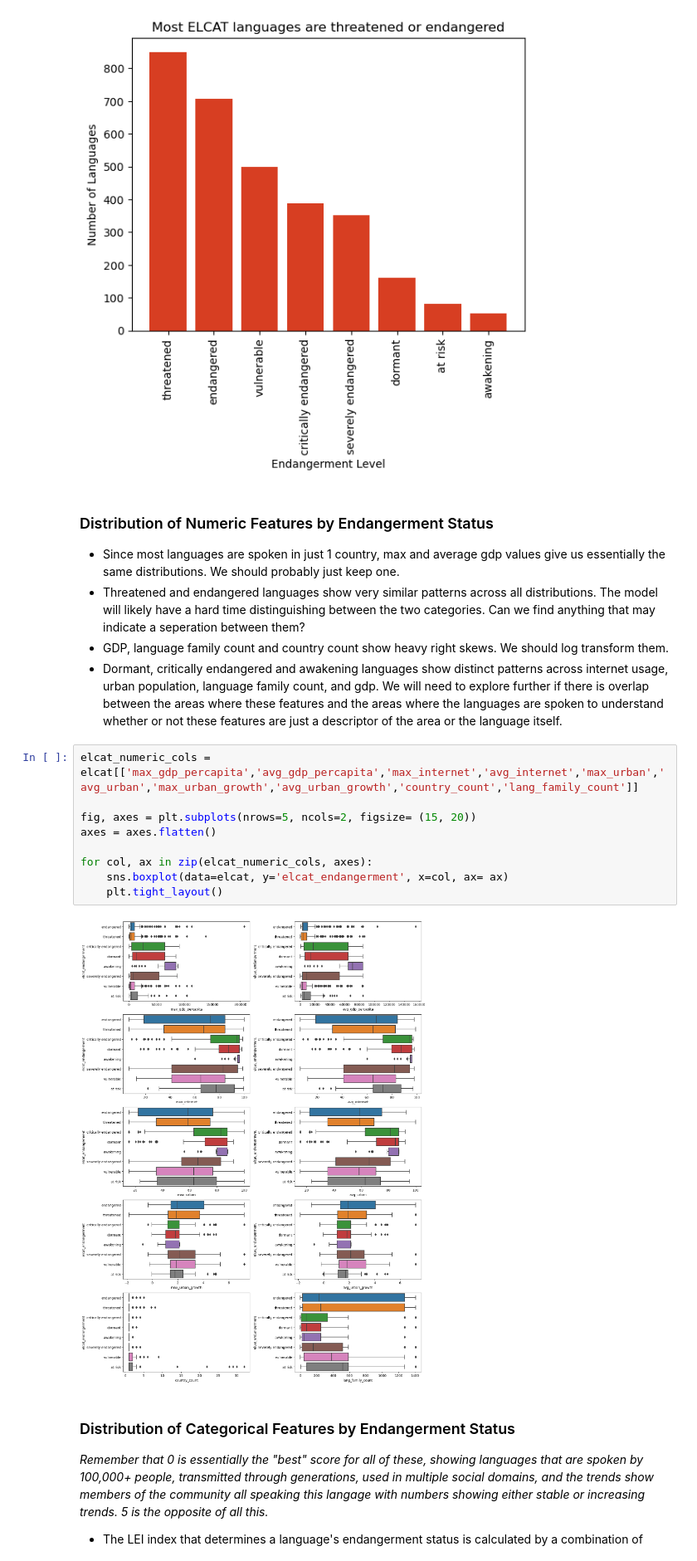
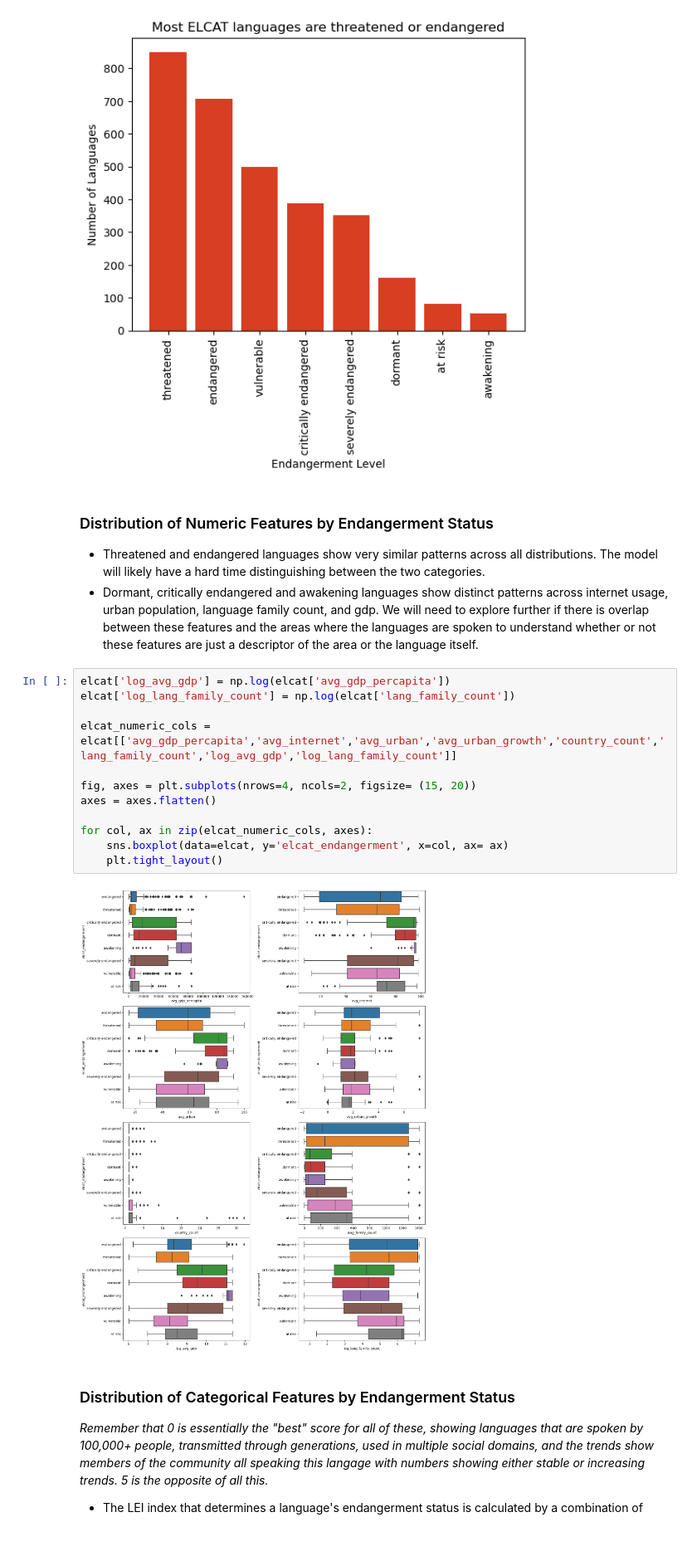
Before and after one commit to jandersen12/Machine-Learning-Endangered-Languages, a Jupyter notebook: notebooks/02_data-analysis.ipynb, the cells around one changed output. Shown at 83% size. Saved outputs shown, nothing was run; the diff lists cells and outputs as text; blank space fills up the shorter version.

```diff
--- a/notebooks/02_data-analysis.ipynb
+++ b/notebooks/02_data-analysis.ipynb
@@ -119,21 +143,22 @@ plt.show()
 # %% [markdown]
 ### Distribution of Numeric Features by Endangerment Status
 
-- Since most languages are spoken in just 1 country, max and average gdp values give us essentially the same distributions. We should probably just keep one.
-- Threatened and endangered languages show very similar patterns across all distributions. The model will likely have a hard time distinguishing between the two categories. Can we find anything that may indicate a seperation between them?
-- GDP, language family count and country count show heavy right skews. We should log transform them.
-- Dormant, critically endangered and awakening languages show distinct patterns across internet usage, urban population, language family count, and gdp. We will need to explore further if there is overlap between the areas where these features and the areas where the languages are spoken to understand whether or not these features are just a descriptor of the area or the language itself.
+- Threatened and endangered languages show very similar patterns across all distributions. The model will likely have a hard time distinguishing between the two categories.
+- Dormant, critically endangered and awakening languages show distinct patterns across internet usage, urban population, language family count, and gdp. We will need to explore further if there is overlap between these features and the areas where the languages are spoken to understand whether or not these features are just a descriptor of the area or the language itself.
 # %%
-elcat_numeric_cols = elcat[['max_gdp_percapita','avg_gdp_percapita','max_internet','avg_internet','max_urban','avg_urban','max_urban_growth','avg_urban_growth','country_count','lang_family_count']]
+elcat['log_avg_gdp'] = np.log(elcat['avg_gdp_percapita'])
+elcat['log_lang_family_count'] = np.log(elcat['lang_family_count'])
 
-fig, axes = plt.subplots(nrows=5, ncols=2, figsize= (15, 20))
+elcat_numeric_cols = elcat[['avg_gdp_percapita','avg_internet','avg_urban','avg_urban_growth','country_count','lang_family_count','log_avg_gdp','log_lang_family_count']]
+
+fig, axes = plt.subplots(nrows=4, ncols=2, figsize= (15, 20))
 axes = axes.flatten()
 
 for col, ax in zip(elcat_numeric_cols, axes):
     sns.boxplot(data=elcat, y='elcat_endangerment', x=col, ax= ax)
     plt.tight_layout()
 # %% [output]
-[figure, old version]
+[figure, new version]
 # %% [markdown]
 ### Distribution of Categorical Features by Endangerment Status
 
```
Also changed, not shown: parts of 5 cells of this notebook, 1 other file.
